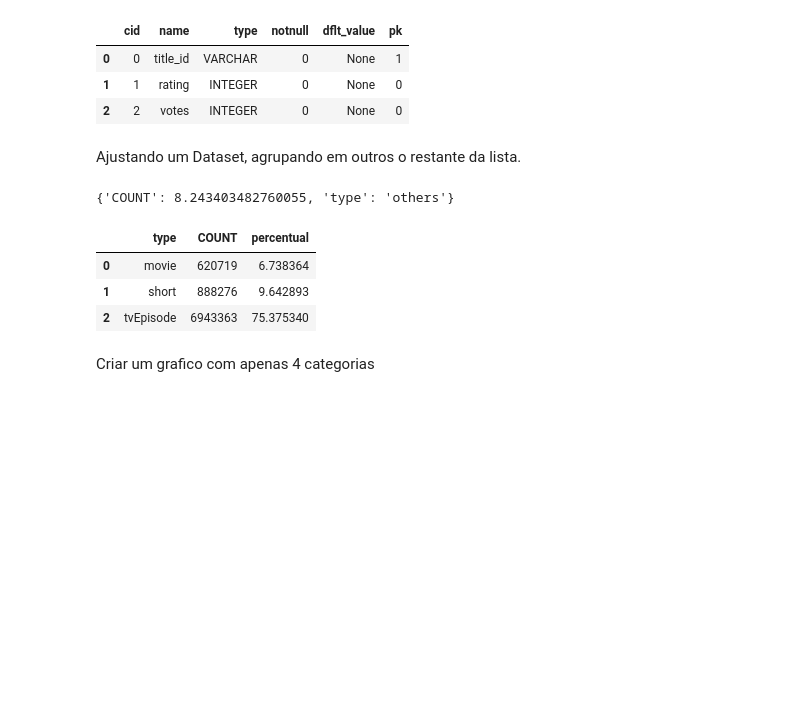
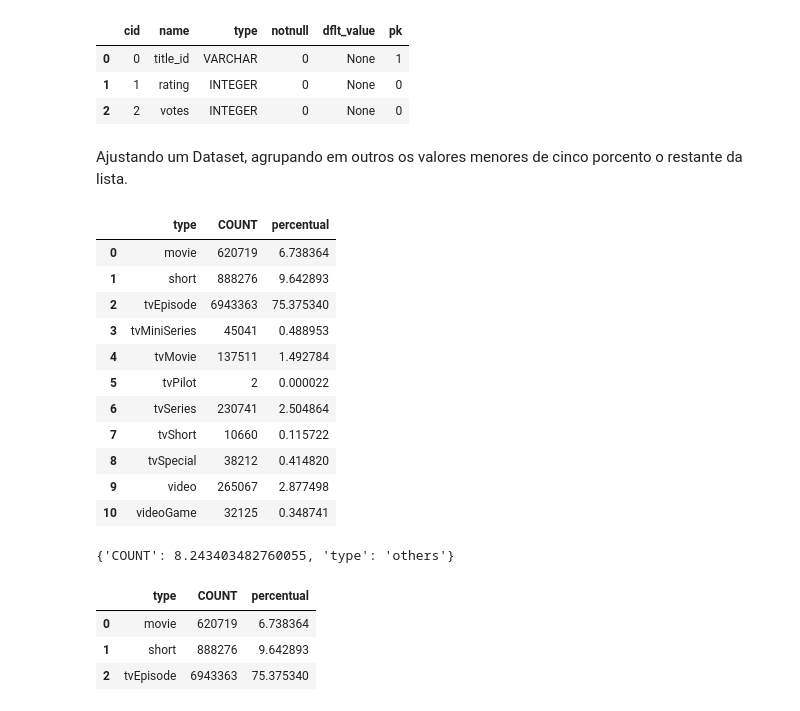
Before and after one commit to ACRainieri/pyspark, a Jupyter notebook: Mini_projeto_DSA.ipynb, the cells around one changed output. Saved outputs shown, nothing was run; the diff lists cells and outputs as text; code cells hidden in the pictures; blank space fills up the shorter version.

```diff
--- a/Mini_projeto_DSA.ipynb
+++ b/Mini_projeto_DSA.ipynb
@@ -117,38 +117,48 @@ Esquema da Tabela: ratings
 | 1 | 1 | rating | INTEGER | 0 | None | 0 |
 | 2 | 2 | votes | INTEGER | 0 | None | 0 |
 # %% [markdown]
-Ajustando um Dataset, agrupando em outros o restante da lista.
+Ajustando um Dataset, agrupando em outros os valores menores de cinco porcento o restante da lista.
 # %%
 consulta1 = '''SELECT type, COUNT(*) as COUNT FROM titles group by type'''
 resultado1 = pd.read_sql_query(consulta1, conn)
 
 #display(resultado1)
 
 resultado1['percentual'] = (resultado1['COUNT'] / resultado1['COUNT'].sum()) * 100
 
 #display(resultado1)
 
 others = {}
 
 others['COUNT'] = resultado1[resultado1['percentual'] < 5] ['percentual'].sum()
 
 others['type'] = 'others'
 
-#display(resultado1)
+display(resultado1)
 display(others)
 
 #filtra o dataframe de resultado
 resultado1 = resultado1[resultado1['percentual'] > 5]
 
 display(resultado1)
 
 resultado1 = resultado1.append(others, ignore_index=True)
 #print(resultado1)
 # %% [output]
+|  | type | COUNT | percentual |
+| 0 | movie | 620719 | 6.738364 |
+| 1 | short | 888276 | 9.642893 |
+| 2 | tvEpisode | 6943363 | 75.375340 |
+| 3 | tvMiniSeries | 45041 | 0.488953 |
+| 4 | tvMovie | 137511 | 1.492784 |
+| 5 | tvPilot | 2 | 0.000022 |
+| 6 | tvSeries | 230741 | 2.504864 |
+| 7 | tvShort | 10660 | 0.115722 |
+| 8 | tvSpecial | 38212 | 0.414820 |
+| 9 | video | 265067 | 2.877498 |
+| 10 | videoGame | 32125 | 0.348741 |
 {'COUNT': 8.243403482760055, 'type': 'others'}
-|  | type | COUNT | percentual |
-| 0 | movie | 620719 | 6.738364 |
-| 1 | short | 888276 | 9.642893 |
-| 2 | tvEpisode | 6943363 | 75.375340 |
+|  | type | COUNT | percentual |
+| 0 | movie | 620719 | 6.738364 |
+| 1 | short | 888276 | 9.642893 |
+| 2 | tvEpisode | 6943363 | 75.375340 |
-# %% [markdown]
-Criar um grafico com apenas 4 categorias
```
